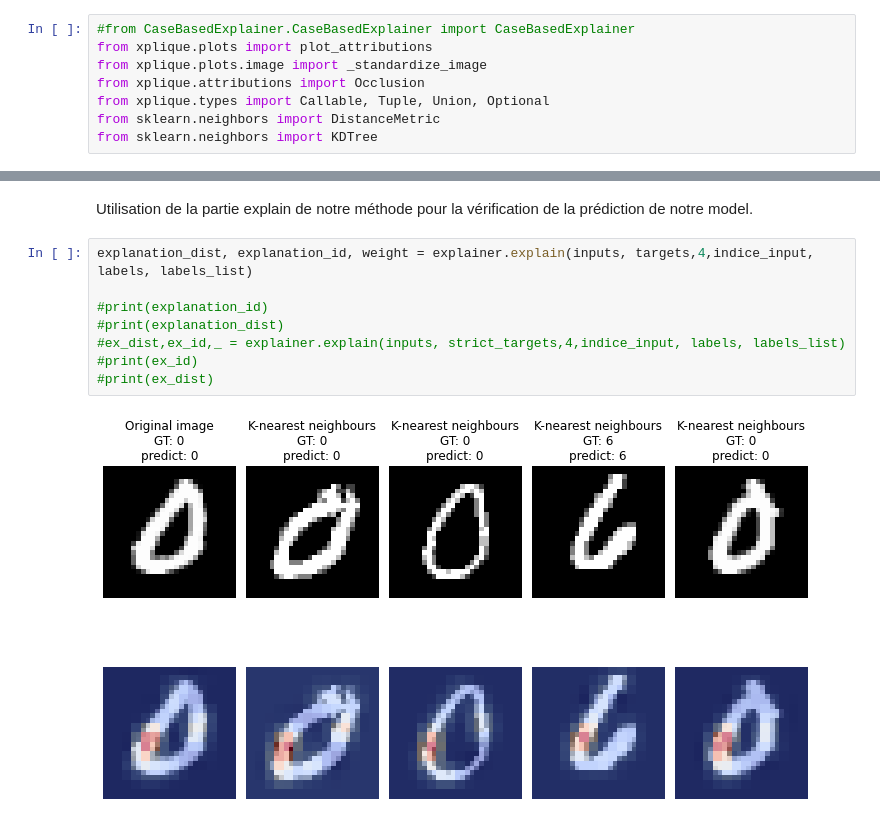
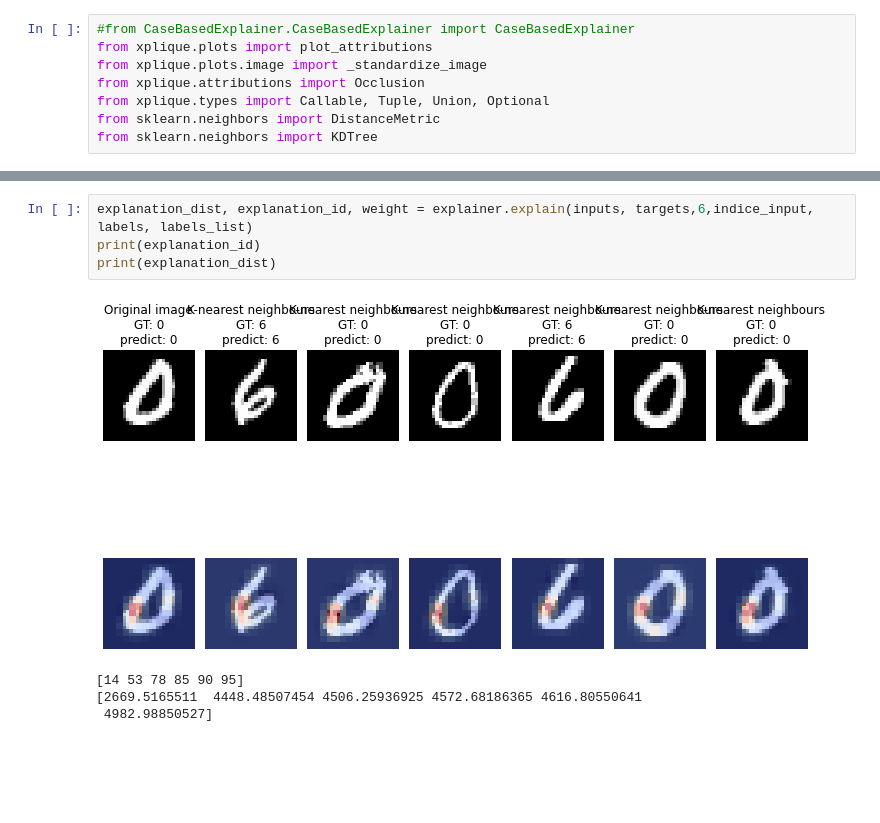
Before and after one commit to AdelinCO/twin-system, a Jupyter notebook: 2ndCBE_ANN_MNIST.ipynb, the cells around one changed output, grey strips where cells are left out. Cells and saved outputs as stored; diff of their text form; blank space fills up the shorter version.

```diff
--- a/2ndCBE_ANN_MNIST.ipynb
+++ b/2ndCBE_ANN_MNIST.ipynb
@@ -282,12 +228,9 @@ explainer = CaseBasedExplainer(model,
-# %% [markdown]
-Utilisation de la partie explain de notre méthode pour la vérification de la prédiction de notre model.
 # %%
-explanation_dist, explanation_id, weight = explainer.explain(inputs, targets,4,indice_input, labels, labels_list)
-
-#print(explanation_id)
-#print(explanation_dist)
-#ex_dist,ex_id,_ = explainer.explain(inputs, strict_targets,4,indice_input, labels, labels_list)
-#print(ex_id)
-#print(ex_dist)
+explanation_dist, explanation_id, weight = explainer.explain(inputs, targets,6,indice_input, labels, labels_list)
+print(explanation_id)
+print(explanation_dist)
 # %% [output]
-[figure, old version]
+[figure, new version]
+[14 53 78 85 90 95]
+[2669.5165511  4448.48507454 4506.25936925 4572.68186365 4616.80550641
+ 4982.98850527]
```
Also changed, not shown: parts of 10 cells of this notebook.
